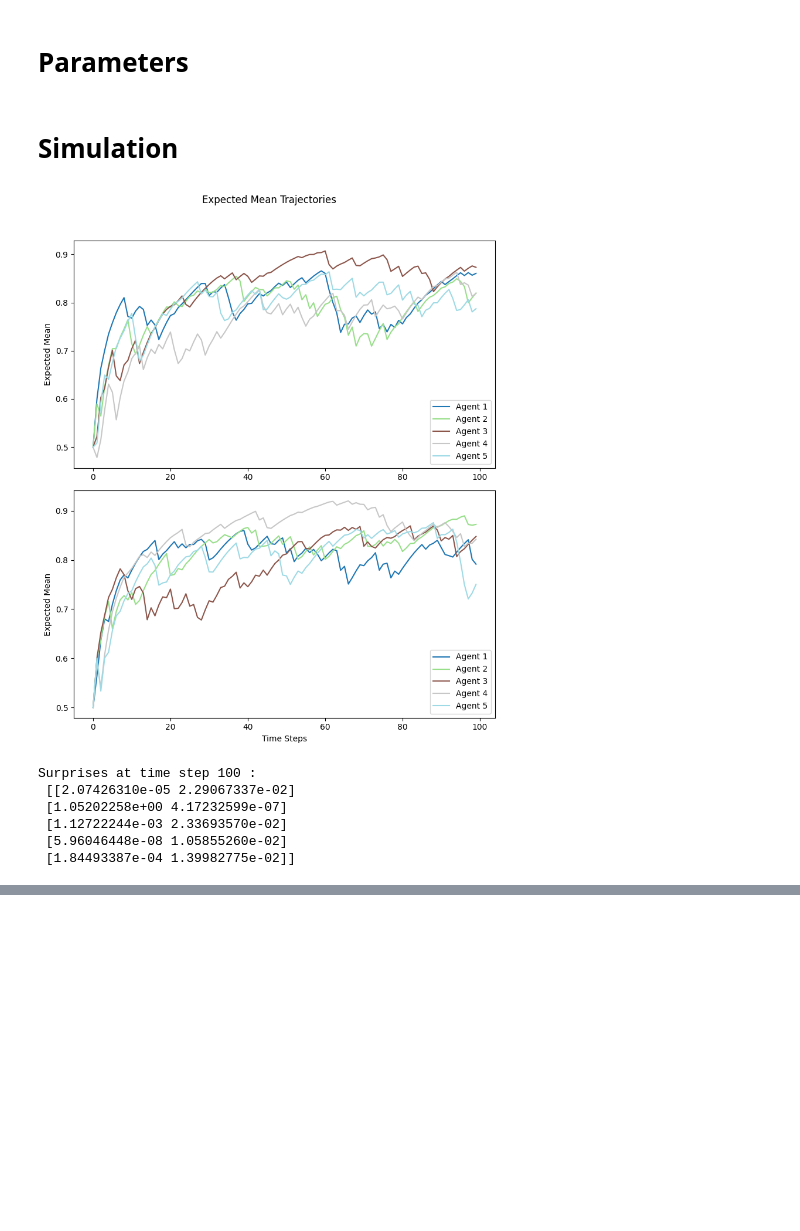
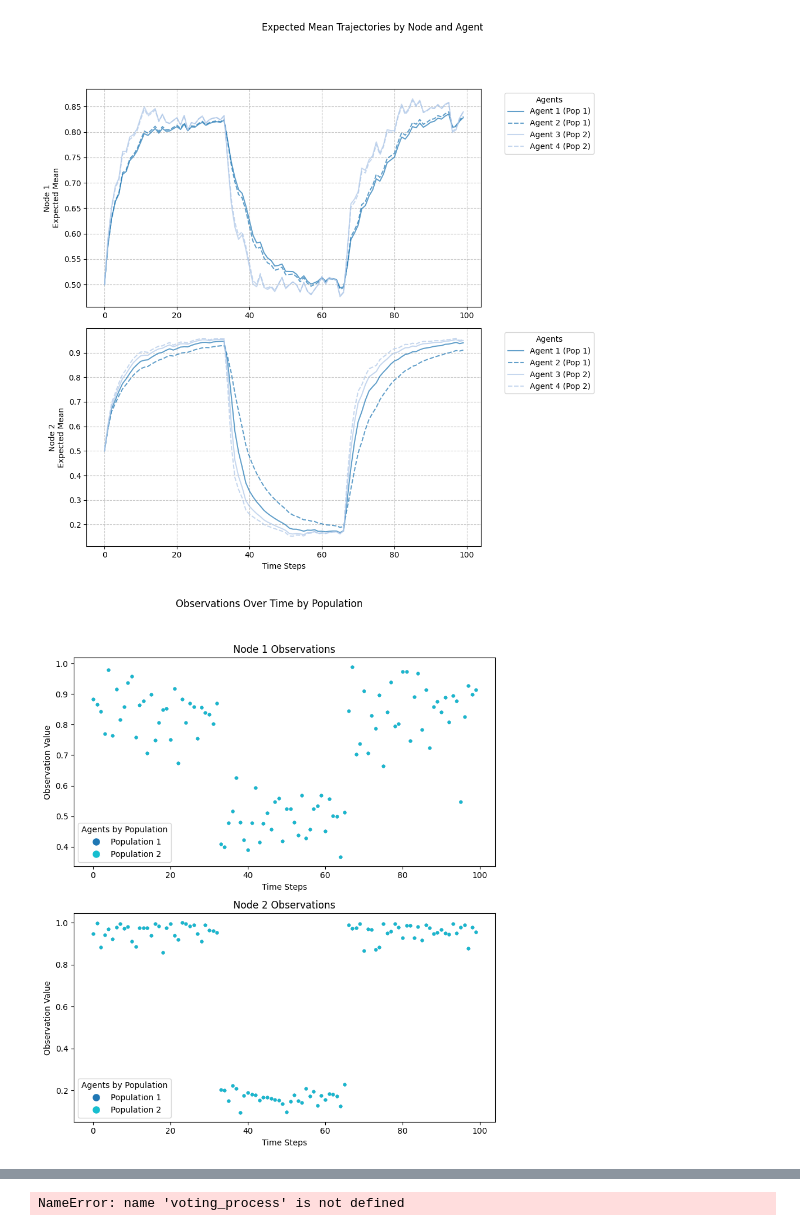
Before and after one commit to centre-for-humanities-computing/european-city-inference, a Jupyter notebook: basic_simulation.ipynb, the cells around one changed output, grey strips where cells are left out. Cells and saved outputs as stored; diff of their text form; code cells hidden in the pictures; blank space fills up the shorter version.

```diff
--- a/basic_simulation.ipynb
+++ b/basic_simulation.ipynb
@@ -7,2 +5,0 @@ from multi_agent_simulation import MultiAgentSimulation
-# %% [markdown]
-# Parameters
@@ -15,23 +6,13 @@ preference = np.array([0.5, 0.5, 0.5]) # preference for each node
-# %% [markdown]
-# Simulation
-# %%
-# Create an instance of the simulation
-simulation = MultiAgentSimulation(n_steps=n_steps, n_nodes=n_nodes, preference=preference) # Initialize the simulation
-
-# Run the simulation with 2 agents
-simulation.run_simulation(n_agents)
-
-# Plot the trajectories
-simulation.plot_trajectories()
-
-# Calculate surprises
-surprises = simulation.get_agent_surprises(n_steps-1)
-print("Surprises at time step", n_steps, ":\n", surprises)
-# %% [output]
-[figure, removed]
-Surprises at time step 100 :
- [[2.07426310e-05 2.29067337e-02]
- [1.05202258e+00 4.17232599e-07]
- [1.12722244e-03 2.33693570e-02]
- [5.96046448e-08 1.05855260e-02]
- [1.84493387e-04 1.39982775e-02]]
+# %%
+simulation = MultiAgentSimulation(n_steps=100, n_nodes=2 ,n_agents_per_population=2)
+
+# Run simulation with default scenario
+simulation.run_simulation(scenario=2)
+
+# Plot trajectories, observations, and agent data
+simulation.plot_trajectories()
+simulation.plot_observations()
+simulation.plot_agent_data()
+# %% [output]
+[figure, added]
+[figure, added]
@@ -37,0 +20,4 @@ Surprises at time step 100 :
+# %%
+voting_process(simulation)
+# %% [output]
+NameError: name 'voting_process' is not defined
```
Also changed, not shown: parts of 11 cells of this notebook, 4 other files.
